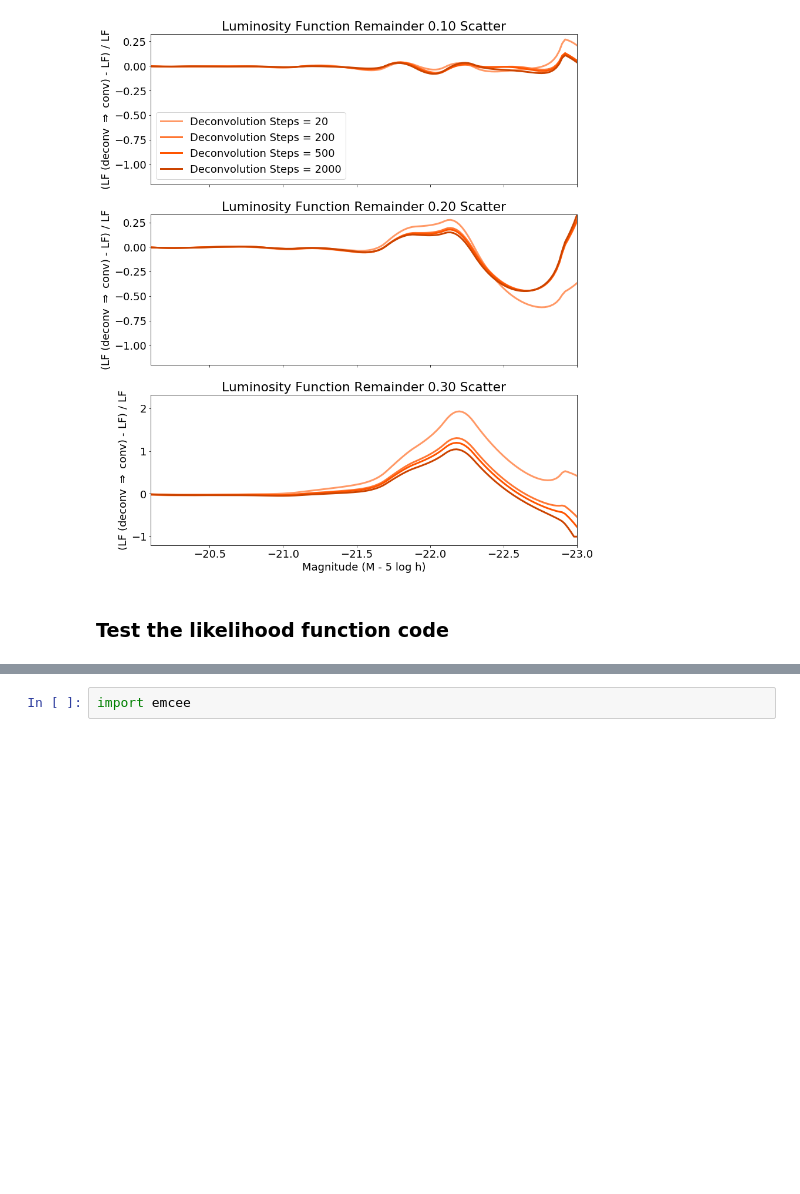
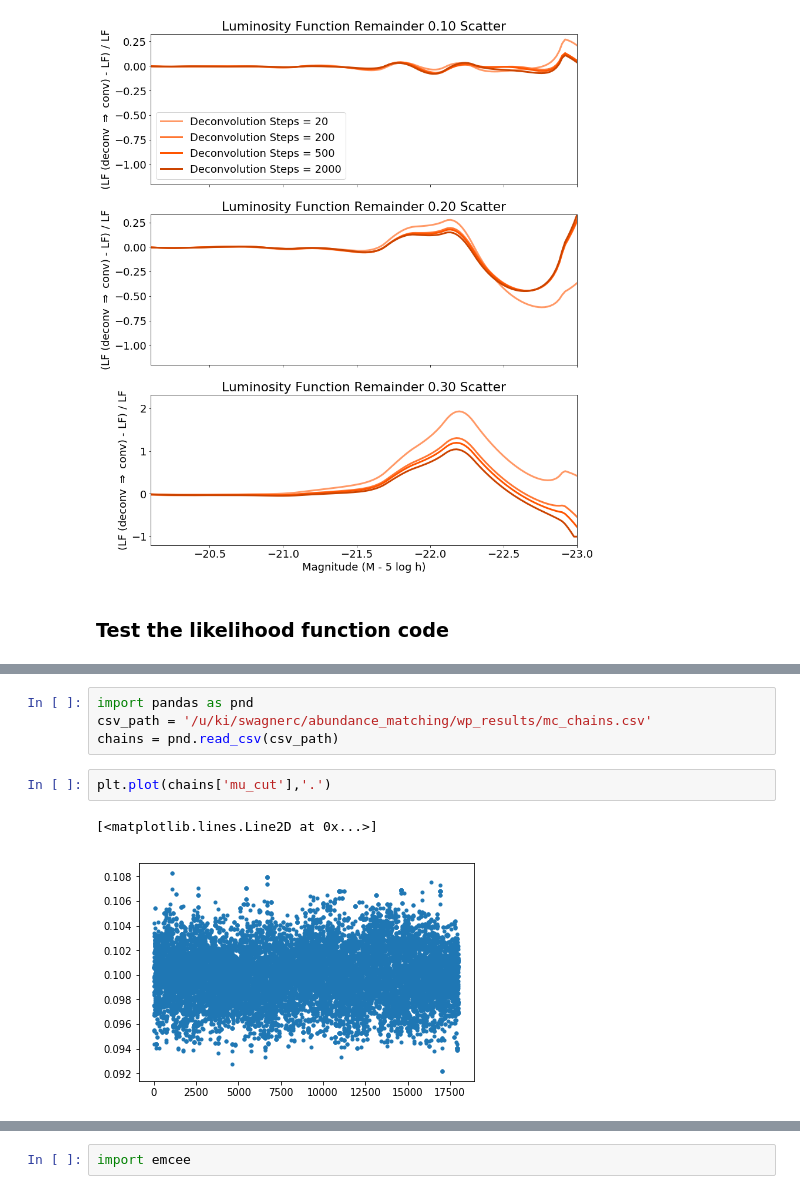
Before and after one commit to swagnercarena/am_abundance_matching, a Jupyter notebook: test_notebook.ipynb, the cells around one changed output, grey strips where cells are left out. Saved outputs shown, nothing was run; the diff lists cells and outputs as text; blank space fills up the shorter version.

```diff
--- a/test_notebook.ipynb
+++ b/test_notebook.ipynb
@@ -191,0 +207,9 @@ Scatter 0.20, mu_cut 0.00, ll -32.66
+# %%
+import pandas as pnd
+csv_path = '/u/ki/swagnerc/abundance_matching/wp_results/mc_chains.csv'
+chains = pnd.read_csv(csv_path)
+# %%
+plt.plot(chains['mu_cut'],'.')
+# %% [output]
+[<matplotlib.lines.Line2D at 0x...>]
+[figure, added]
```
Also changed, not shown: parts of 7 cells of this notebook.
